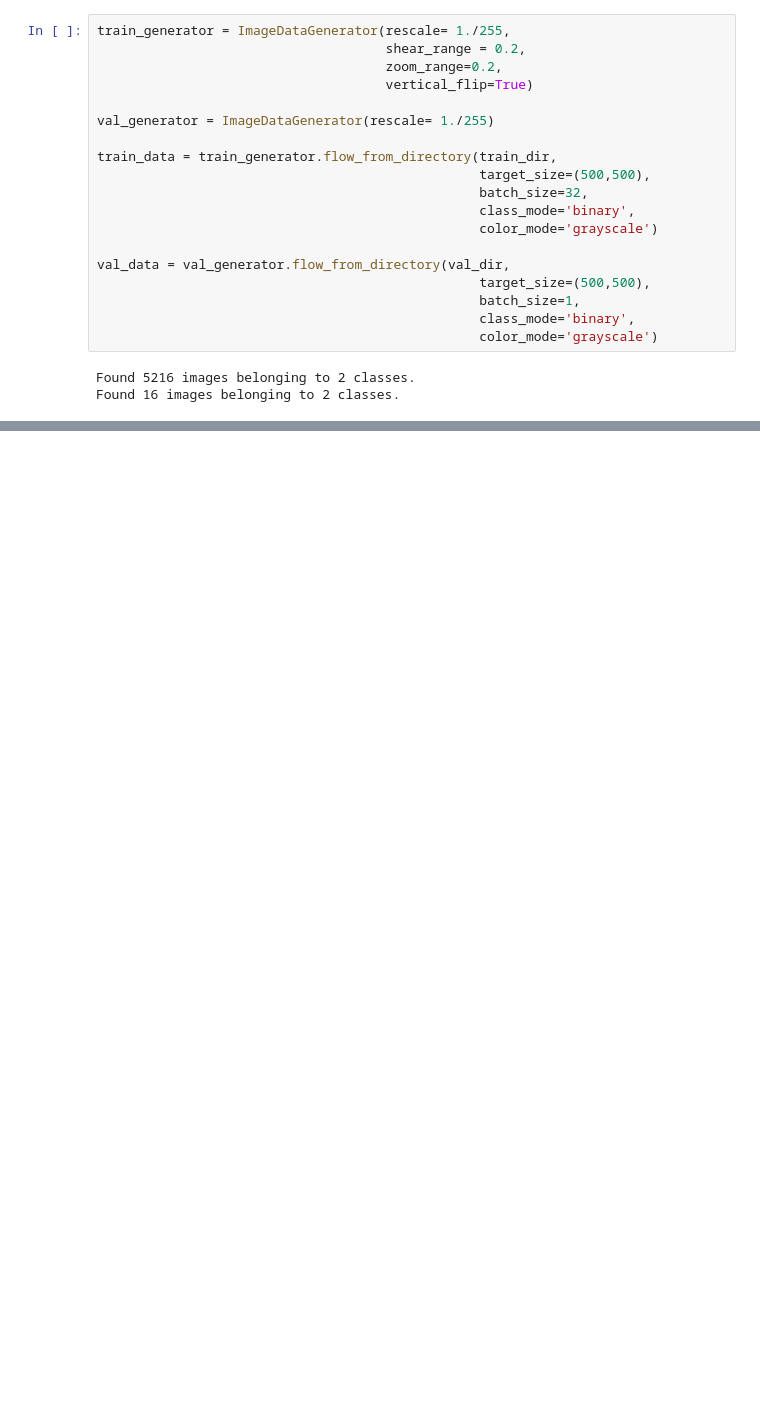
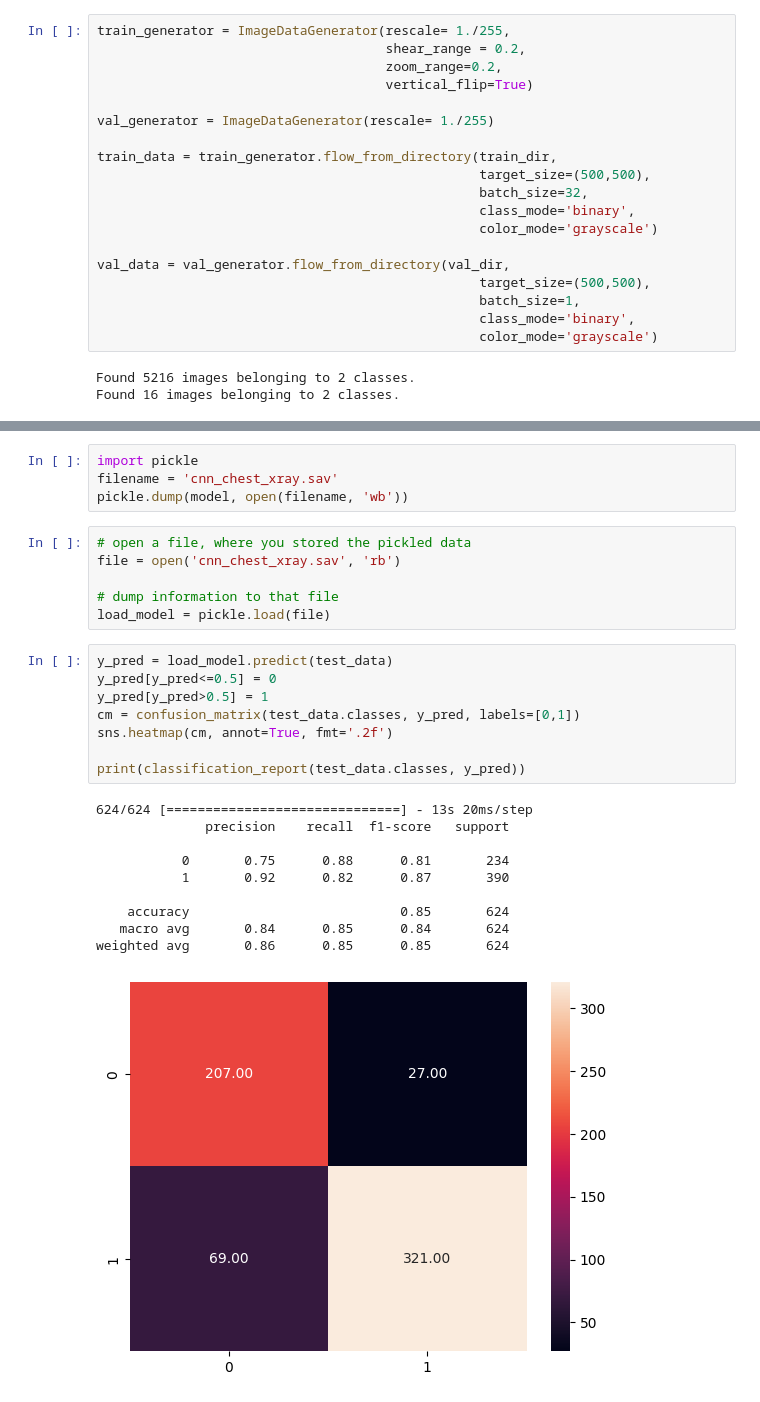
Before and after one commit to IgorEisenlohr/MVP-sprint-2, a Jupyter notebook: MVP_sprint_2.ipynb, the cells around one changed output, grey strips where cells are left out. Drawn from its saved outputs; the diff is of its cells as text; blank space fills up the shorter version.

```diff
--- a/MVP_sprint_2.ipynb
+++ b/MVP_sprint_2.ipynb
@@ -230,0 +237,29 @@ weighted avg       0.90      0.90      0.90       624
+# %%
+import pickle
+filename = 'cnn_chest_xray.sav'
+pickle.dump(model, open(filename, 'wb'))
+# %%
+# open a file, where you stored the pickled data
+file = open('cnn_chest_xray.sav', 'rb')
+
+# dump information to that file
+load_model = pickle.load(file)
+# %%
+y_pred = load_model.predict(test_data)
+y_pred[y_pred<=0.5] = 0
+y_pred[y_pred>0.5] = 1
+cm = confusion_matrix(test_data.classes, y_pred, labels=[0,1])
+sns.heatmap(cm, annot=True, fmt='.2f')
+
+print(classification_report(test_data.classes, y_pred))
+# %% [output]
+624/624 [==============================] - 13s 20ms/step
+              precision    recall  f1-score   support
+
+           0       0.75      0.88      0.81       234
+           1       0.92      0.82      0.87       390
+
+    accuracy                           0.85       624
+   macro avg       0.84      0.85      0.84       624
+weighted avg       0.86      0.85      0.85       624
+[figure, added]
```
Also changed, not shown: parts of 6 cells of this notebook.
